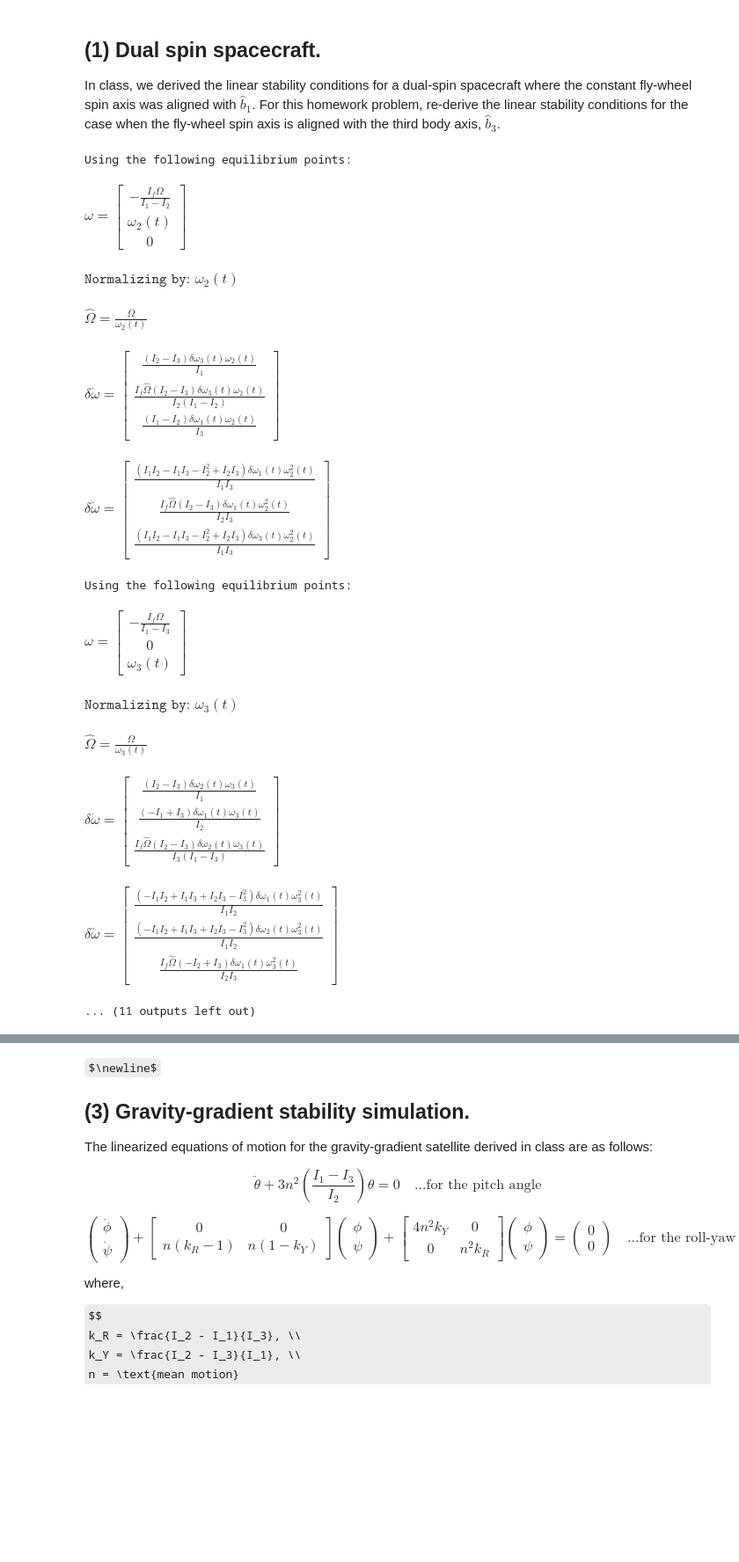
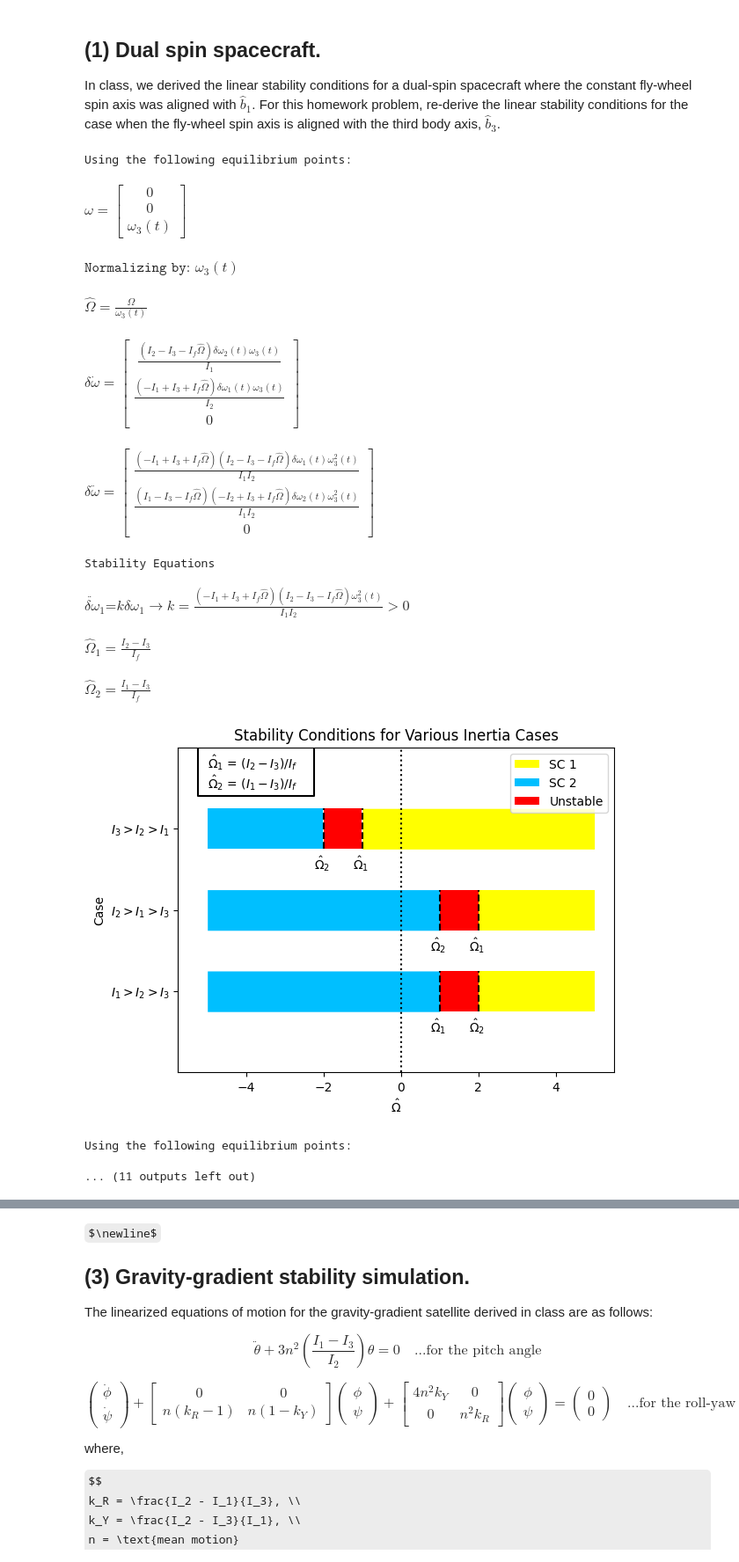
Before and after one commit to jjermstad24/Fall_2024_Classes, a Jupyter notebook: AERO_424/Homework_4.ipynb, the cells around one changed output, grey strips where cells are left out. Shown: that part at 88% size. Cells and saved outputs as stored; diff of their text form; code cells hidden in the pictures; some formulas as TeX source; blank space fills up the shorter version.

```diff
--- a/AERO_424/Homework_4.ipynb
+++ b/AERO_424/Homework_4.ipynb
@@ -41,14 +41,8 @@ I3 = sy.Symbol("I_3")
 
 I = inertia(ixx=I1,iyy=I2,izz=I3,frame=B)
 
-If = inertia(ixx=sy.Symbol("I_f"),iyy=0,izz=0,frame=B)
-wf = sy.Symbol("Omega")*B.x
-
-# If = inertia(ixx=0,iyy=sy.Symbol("I_f"),izz=0,frame=B)
-# wf = sy.Symbol("Omega")*B.y
-
-# If = inertia(ixx=0,iyy=0,izz=sy.Symbol("I_f"),frame=B)
-# wf = sy.Symbol("Omega")*B.z
+If = inertia(ixx=0,iyy=0,izz=sy.Symbol("I_f"),frame=B)
+wf = sy.Symbol("Omega")*B.z
 
 w1 = dynamicsymbols("omega_1")
 w2 = dynamicsymbols("omega_2")
@@ -165,42 +159,42 @@ for sol in omega_eq:
         plt.plot(2*[s1],[2.75,3.25],color="black",linestyle="dashed")
         plt.plot(2*[s2],[2.75,3.25],color="black",linestyle="dashed")
         plt.annotate(r"$\hat{\Omega}_1$",(s1-0.25,2.5))
         plt.annotate(r"$\hat{\Omega}_2$",(s2-0.25,2.5))
 
         # SC 1
         sc1 = np.array([o > s1 and o > s2 for o in w])
         plt.fill_between(w[sc1],y1=len(w[sc1])*[2.75],y2=len(w[sc1])*[3.25],color="yellow",linewidth=0)
         # SC 2
         sc2 = np.array([o < s1 and o < s2 for o in w])
         plt.fill_between(w[sc2],y1=len(w[sc2])*[2.75],y2=len(w[sc2])*[3.25],color="deepskyblue",linewidth=0)
         # Unstable
         unstable = ~(sc1|sc2)
         plt.fill_between(w[unstable],y1=len(w[unstable])*[2.75],y2=len(w[unstable])*[3.25],color="red",linewidth=0)
 
         plt.axvline(x=0,linestyle="dotted",color="black")
 
         plt.title("Stability Conditions for Various Inertia Cases")
         plt.annotate(f"{r"$\hat{\Omega}_1$"} = ${o1}$",(-5,3.75))
         plt.annotate(f"{r"$\hat{\Omega}_2$"} = ${o2}$",(-5,3.5))
         plt.plot([-2.25,-5.25,-5.25,-2.25,-2.25],[4,4,3.4,3.4,4],color="black")
         plt.yticks([1,2,3],[r"$I_1>I_2>I_3$",r"$I_2>I_1>I_3$",r"$I_3>I_2>I_1$"])
         plt.ylim([0,4])
         plt.ylabel("Case")
         # plt.xticks([0])
         plt.xlabel(r"$\hat{\Omega}$")
         plt.legend()
         plt.show()
 # %% [output]
 Using the following equilibrium points:
-$\displaystyle \omega=\left[\begin{matrix}- \frac{I_{f} \Omega}{I_{1} - I_{2}}\\\omega_{2}{\left(t \right)}\\0\end{matrix}\right]\mathtt{\text{}}\mathtt{\text{}}\mathtt{\text{}}\mathtt{\text{}}\mathtt{\text{}}$
+$\displaystyle \omega=\left[\begin{matrix}0\\0\\\omega_{3}{\left(t \right)}\end{matrix}\right]\mathtt{\text{}}\mathtt{\text{}}\mathtt{\text{}}\mathtt{\text{}}\mathtt{\text{}}$
-$\displaystyle \mathtt{\text{Normalizing by:  }}\omega_{2}{\left(t \right)}\mathtt{\text{}}\mathtt{\text{}}\mathtt{\text{}}\mathtt{\text{}}\mathtt{\text{}}$
+$\displaystyle \mathtt{\text{Normalizing by:  }}\omega_{3}{\left(t \right)}\mathtt{\text{}}\mathtt{\text{}}\mathtt{\text{}}\mathtt{\text{}}\mathtt{\text{}}$
-$\displaystyle \hat{\Omega} =\frac{\Omega}{\omega_{2}{\left(t \right)}}\mathtt{\text{}}\mathtt{\text{}}\mathtt{\text{}}\mathtt{\text{}}\mathtt{\text{}}$
+$\displaystyle \hat{\Omega} =\frac{\Omega}{\omega_{3}{\left(t \right)}}\mathtt{\text{}}\mathtt{\text{}}\mathtt{\text{}}\mathtt{\text{}}\mathtt{\text{}}$
-$\displaystyle \delta\dot{\omega}=\left[\begin{matrix}\frac{\left(I_{2} - I_{3}\right) \delta\omega_{3}{\left(t \right)} \omega_{2}{\left(t \right)}}{I_{1}}\\\frac{I_{f} \hat{\Omega} \left(I_{2} - I_{3}\right) \delta\omega_{3}{\left(t \right)} \omega_{2}{\left(t \right)}}{I_{2} \left(I_{1} - I_{2}\right)}\\\frac{\left(I_{1} - I_{2}\right) \delta\omega_{1}{\left(t \right)} \omega_{2}{\left(t \right)}}{I_{3}}\end{matrix}\right]\mathtt{\text{}}\mathtt{\text{}}\mathtt{\text{}}\mathtt{\text{}}\mathtt{\text{}}$
+$\displaystyle \delta\dot{\omega}=\left[\begin{matrix}\frac{\left(I_{2} - I_{3} - I_{f} \hat{\Omega}\right) \delta\omega_{2}{\left(t \right)} \omega_{3}{\left(t \right)}}{I_{1}}\\\frac{\left(- I_{1} + I_{3} + I_{f} \hat{\Omega}\right) \delta\omega_{1}{\left(t \right)} \omega_{3}{\left(t \right)}}{I_{2}}\\0\end{matrix}\right]\mathtt{\text{}}\mathtt{\text{}}\mathtt{\text{}}\mathtt{\text{}}\mathtt{\text{}}$
-$\displaystyle \delta\ddot{\omega}=\left[\begin{matrix}\frac{\left(I_{1} I_{2} - I_{1} I_{3} - I_{2}^{2} + I_{2} I_{3}\right) \delta\omega_{1}{\left(t \right)} \omega_{2}^{2}{\left(t \right)}}{I_{1} I_{3}}\\\frac{I_{f} \hat{\Omega} \left(I_{2} - I_{3}\right) \delta\omega_{1}{\left(t \right)} \omega_{2}^{2}{\left(t \right)}}{I_{2} I_{3}}\\\frac{\left(I_{1} I_{2} - I_{1} I_{3} - I_{2}^{2} + I_{2} I_{3}\right) \delta\omega_{3}{\left(t \right)} \omega_{2}^{2}{\left(t \right)}}{I_{1} I_{3}}\end{matrix}\right]\mathtt{\text{}}\mathtt{\text{}}\mathtt{\text{}}\mathtt{\text{}}\mathtt{\text{}}$
+$\displaystyle \delta\ddot{\omega}=\left[\begin{matrix}\frac{\left(- I_{1} + I_{3} + I_{f} \hat{\Omega}\right) \left(I_{2} - I_{3} - I_{f} \hat{\Omega}\right) \delta\omega_{1}{\left(t \right)} \omega_{3}^{2}{\left(t \right)}}{I_{1} I_{2}}\\\frac{\left(I_{1} - I_{3} - I_{f} \hat{\Omega}\right) \left(- I_{2} + I_{3} + I_{f} \hat{\Omega}\right) \delta\omega_{2}{\left(t \right)} \omega_{3}^{2}{\left(t \right)}}{I_{1} I_{2}}\\0\end{matrix}\right]\mathtt{\text{}}\mathtt{\text{}}\mathtt{\text{}}\mathtt{\text{}}\mathtt{\text{}}$
-Using the following equilibrium points:
+Stability Equations
-$\displaystyle \omega=\left[\begin{matrix}- \frac{I_{f} \Omega}{I_{1} - I_{3}}\\0\\\omega_{3}{\left(t \right)}\end{matrix}\right]\mathtt{\text{}}\mathtt{\text{}}\mathtt{\text{}}\mathtt{\text{}}\mathtt{\text{}}$
+$\displaystyle \ddot{\delta\omega}_{1}\mathtt{\text{=}}k\delta\omega_{1}\rightarrow k=\frac{\left(- I_{1} + I_{3} + I_{f} \hat{\Omega}\right) \left(I_{2} - I_{3} - I_{f} \hat{\Omega}\right) \omega_{3}^{2}{\left(t \right)}}{I_{1} I_{2}}>0$
-$\displaystyle \mathtt{\text{Normalizing by:  }}\omega_{3}{\left(t \right)}\mathtt{\text{}}\mathtt{\text{}}\mathtt{\text{}}\mathtt{\text{}}\mathtt{\text{}}$
+$\displaystyle \hat{\Omega}_1 =\frac{I_{2} - I_{3}}{I_{f}}\mathtt{\text{}}\mathtt{\text{}}\mathtt{\text{}}\mathtt{\text{}}\mathtt{\text{}}$
-$\displaystyle \hat{\Omega} =\frac{\Omega}{\omega_{3}{\left(t \right)}}\mathtt{\text{}}\mathtt{\text{}}\mathtt{\text{}}\mathtt{\text{}}\mathtt{\text{}}$
+$\displaystyle \hat{\Omega}_2 =\frac{I_{1} - I_{3}}{I_{f}}\mathtt{\text{}}\mathtt{\text{}}\mathtt{\text{}}\mathtt{\text{}}\mathtt{\text{}}$
-$\displaystyle \delta\dot{\omega}=\left[\begin{matrix}\frac{\left(I_{2} - I_{3}\right) \delta\omega_{2}{\left(t \right)} \omega_{3}{\left(t \right)}}{I_{1}}\\\frac{\left(- I_{1} + I_{3}\right) \delta\omega_{1}{\left(t \right)} \omega_{3}{\left(t \right)}}{I_{2}}\\\frac{I_{f} \hat{\Omega} \left(I_{2} - I_{3}\right) \delta\omega_{2}{\left(t \right)} \omega_{3}{\left(t \right)}}{I_{3} \left(I_{1} - I_{3}\right)}\end{matrix}\right]\mathtt{\text{}}\mathtt{\text{}}\mathtt{\text{}}\mathtt{\text{}}\mathtt{\text{}}$
-$\displaystyle \delta\ddot{\omega}=\left[\begin{matrix}\frac{\left(- I_{1} I_{2} + I_{1} I_{3} + I_{2} I_{3} - I_{3}^{2}\right) \delta\omega_{1}{\left(t \right)} \omega_{3}^{2}{\left(t \right)}}{I_{1} I_{2}}\\\frac{\left(- I_{1} I_{2} + I_{1} I_{3} + I_{2} I_{3} - I_{3}^{2}\right) \delta\omega_{2}{\left(t \right)} \omega_{3}^{2}{\left(t \right)}}{I_{1} I_{2}}\\\frac{I_{f} \hat{\Omega} \left(- I_{2} + I_{3}\right) \delta\omega_{1}{\left(t \right)} \omega_{3}^{2}{\left(t \right)}}{I_{2} I_{3}}\end{matrix}\right]\mathtt{\text{}}\mathtt{\text{}}\mathtt{\text{}}\mathtt{\text{}}\mathtt{\text{}}$
+[figure, added]
-... (11 outputs left out)
+Using the following equilibrium points:
+... (11 outputs left out)
```
Also changed, not shown: parts of 9 cells of this notebook.
